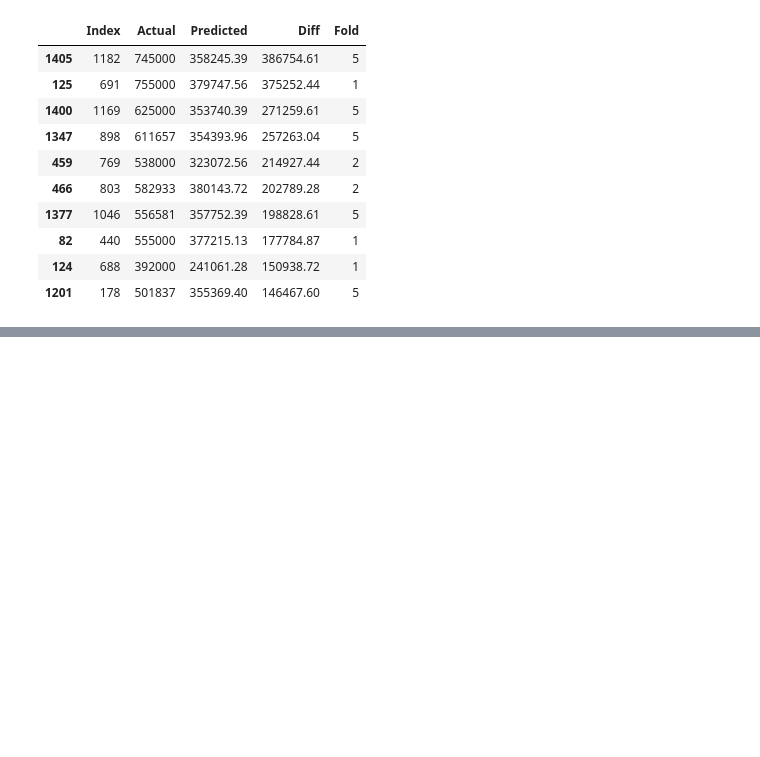
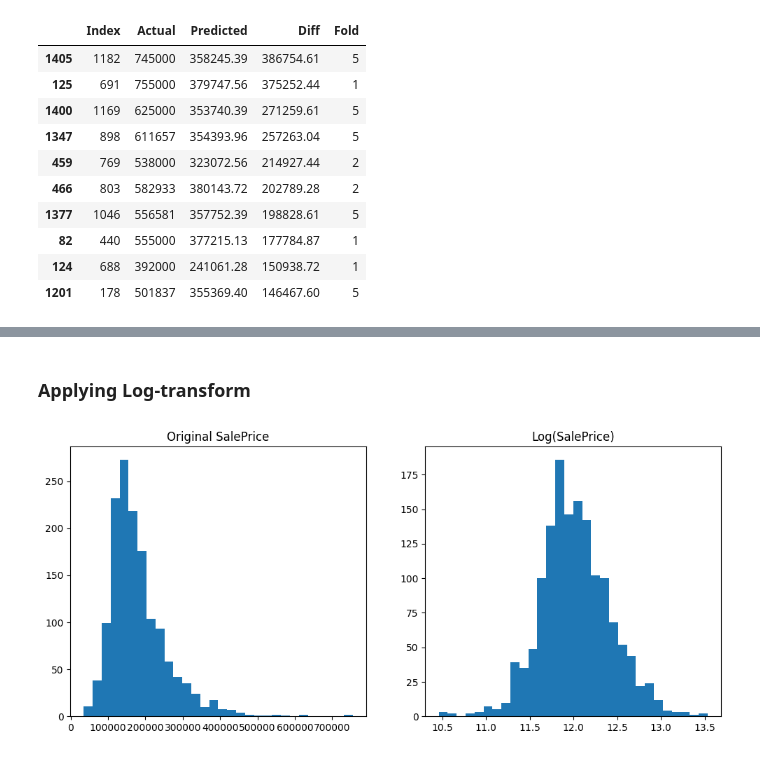
Before and after one commit to HarisLania/ml-playground, a Jupyter notebook: HousePricesPrediction/main.ipynb, the cells around one changed output, grey strips where cells are left out. Drawn from its saved outputs; the diff is of its cells as text; code cells hidden in the pictures; blank space fills up the shorter version.

Commit message:
added log-transform & enhancing model

```diff
--- a/HousePricesPrediction/main.ipynb
+++ b/HousePricesPrediction/main.ipynb
@@ -592,3 +592,21 @@ final_df.sort_values('AbsDiff', ascending=False)
 | 944 | 318 | 260000 | 250203.96 | 9796.04 | 4 | 9796.04 | 260000 | RL | 9900 | NoRidge | ... |
 | 389 | 423 | 315000 | 311395.62 | 3604.38 | 2 | 3604.38 | 315000 | RL | 9200 | NoRidge | ... |
 | 796 | 1105 | 325000 | 327917.65 | -2917.65 | 3 | 2917.65 | 325000 | RL | 12256 | NoRidge | ... |
+# %% [markdown]
+### Applying Log-transform
+# %%
+plt.figure(figsize=(12,5))
+
+# Original
+plt.subplot(1,2,1)
+plt.hist(train_data['SalePrice'], bins=30)
+plt.title("Original SalePrice")
+
+# Log Transformed
+plt.subplot(1,2,2)
+plt.hist(np.log1p(train_data['SalePrice']), bins=30)
+plt.title("Log(SalePrice)")
+
+plt.show()
+# %% [output]
+[figure, added]
```
Also changed, not shown: parts of 4 cells of this notebook.
